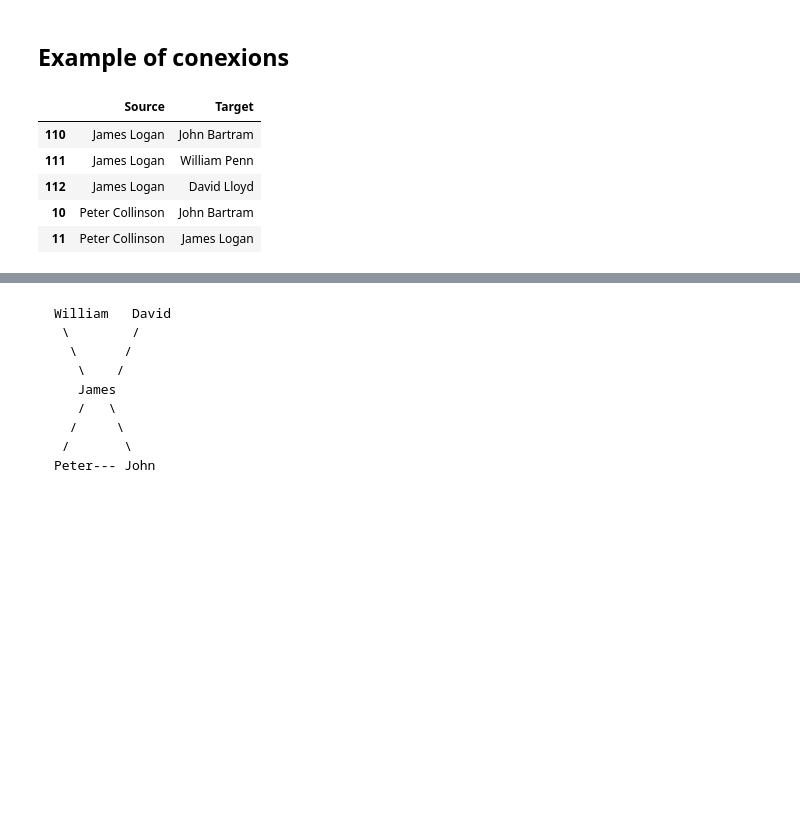
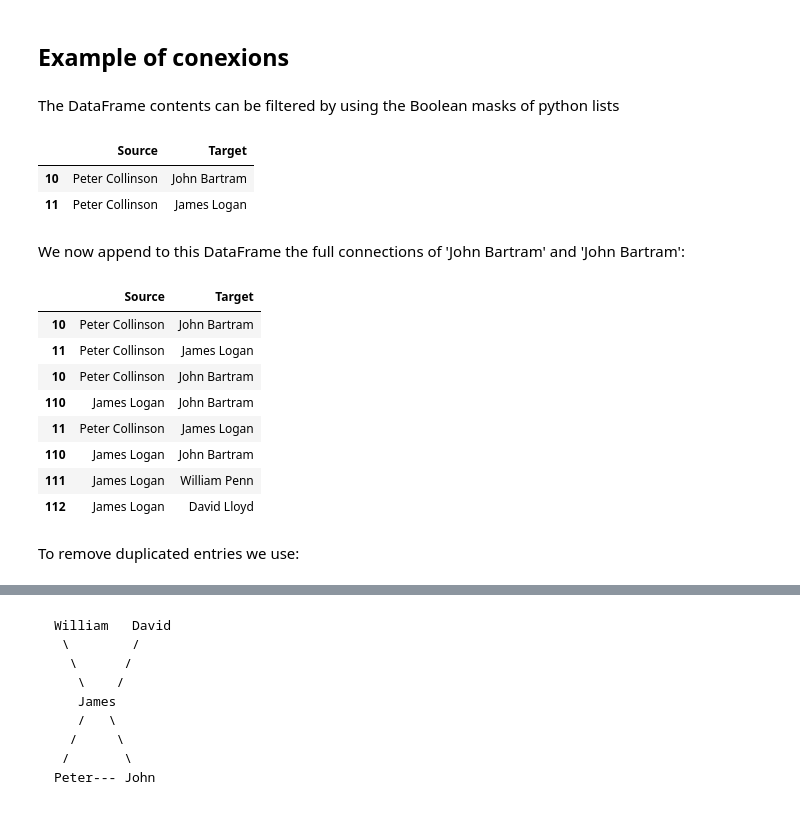
Before and after one commit to restrepo/data-analysis, a Jupyter notebook: Network.ipynb, the cells around one changed output, grey strips where cells are left out. Cells and saved outputs as stored; diff of their text form; code cells hidden in the pictures; blank space fills up the shorter version.

```diff
--- a/Network.ipynb
+++ b/Network.ipynb
@@ -51,15 +51,31 @@ ed[:1]
 | 0 | George Keith | Robert Barclay |
 # %% [markdown]
 ## Example of conexions
+# %% [markdown]
+The DataFrame contents can be filtered by using the Boolean masks of python lists
+# %%
+cn=ed[np.logical_or(ed.Source=='Peter Collinson',ed.Target=='Peter Collinson')]
+cn
+# %% [output]
+|  | Source | Target |
+| 10 | Peter Collinson | John Bartram |
+| 11 | Peter Collinson | James Logan |
+# %% [markdown]
+We now append to this DataFrame the full connections of 'John Bartram' and 'John Bartram':
 # %%
-cn=ed[np.logical_or(ed.Source=='Peter Collinson',ed.Target=='Peter Collinson')]
 cn=cn.append(ed[np.logical_or(ed.Source=='John Bartram',ed.Target=='John Bartram')])
 cn=cn.append(ed[np.logical_or(ed.Source=='James Logan',ed.Target=='James Logan')])
-cn.drop_duplicates().sort_values('Source')
-# %% [output]
-|  | Source | Target |
-| 110 | James Logan | John Bartram |
-| 111 | James Logan | William Penn |
-| 112 | James Logan | David Lloyd |
-| 10 | Peter Collinson | John Bartram |
-| 11 | Peter Collinson | James Logan |
+# %%
+cn
+# %% [output]
+|  | Source | Target |
+| 10 | Peter Collinson | John Bartram |
+| 11 | Peter Collinson | James Logan |
+| 10 | Peter Collinson | John Bartram |
+| 110 | James Logan | John Bartram |
+| 11 | Peter Collinson | James Logan |
+| 110 | James Logan | John Bartram |
+| 111 | James Logan | William Penn |
+| 112 | James Logan | David Lloyd |
+# %% [markdown]
+To remove duplicated entries we use:
```
Also changed, not shown: parts of 3 cells of this notebook, 1 other file.
